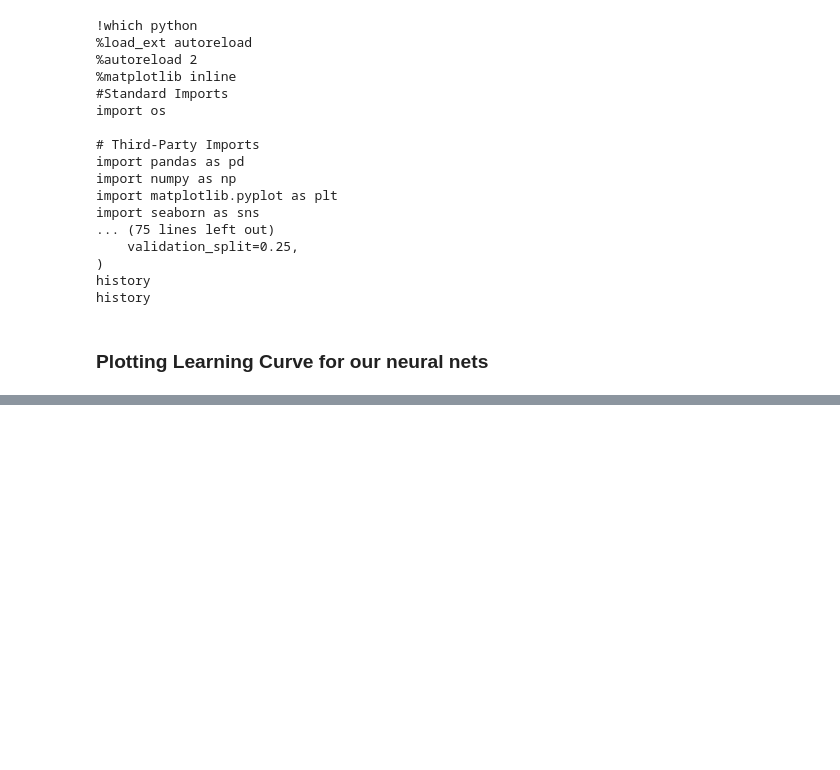
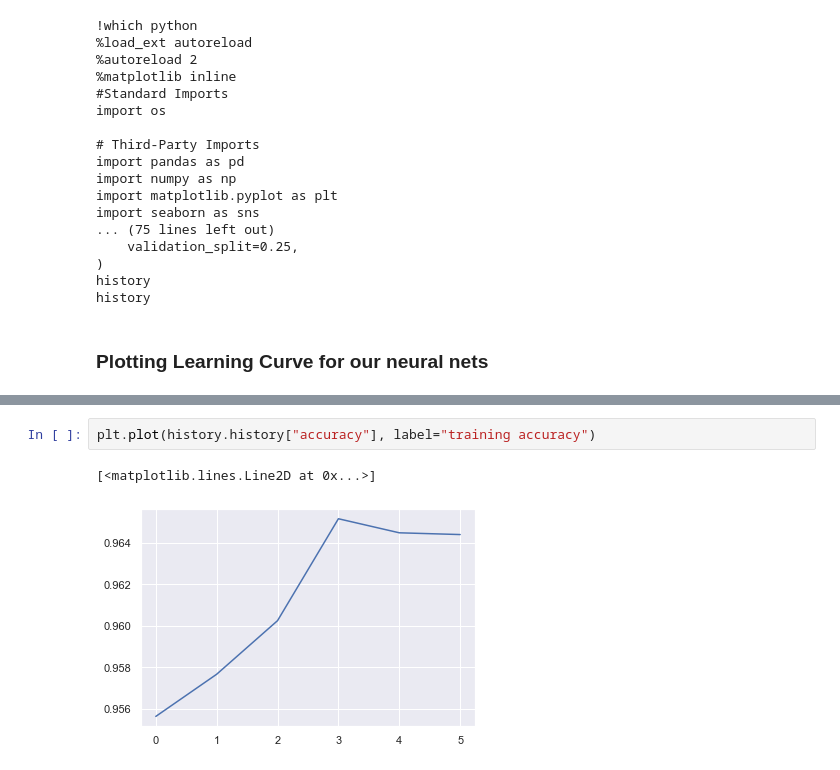
Before and after one commit to SaihaMohammed/MNIST-Digit-Recognition-using-Neural-Network, a Jupyter notebook: MNIST-Neural.ipynb, the cells around one changed output, grey strips where cells are left out. Saved outputs shown, nothing was run; the diff lists cells and outputs as text; blank space fills up the shorter version.

Commit message:
plotted accuracy

```diff
--- a/MNIST-Neural.ipynb
+++ b/MNIST-Neural.ipynb
@@ -255,0 +233,5 @@ NameError: name 'history' is not defined
+# %%
+plt.plot(history.history["accuracy"], label="training accuracy")
+# %% [output]
+[<matplotlib.lines.Line2D at 0x...>]
+[figure, added]
```
Also changed, not shown: parts of 2 cells of this notebook.
